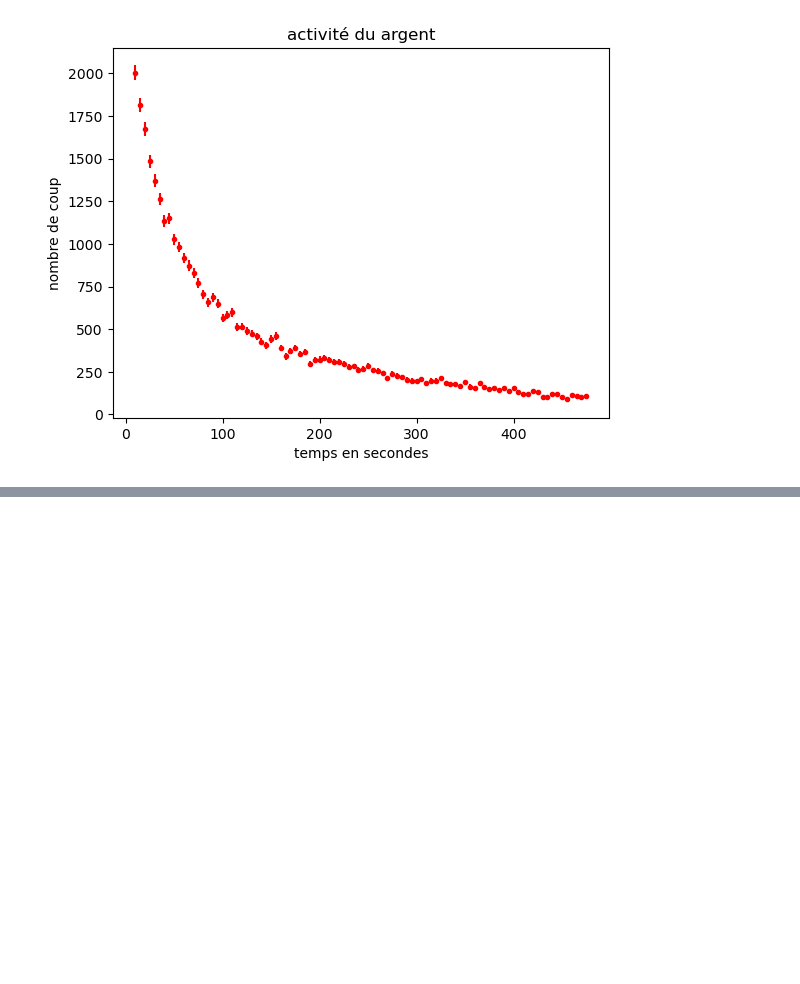
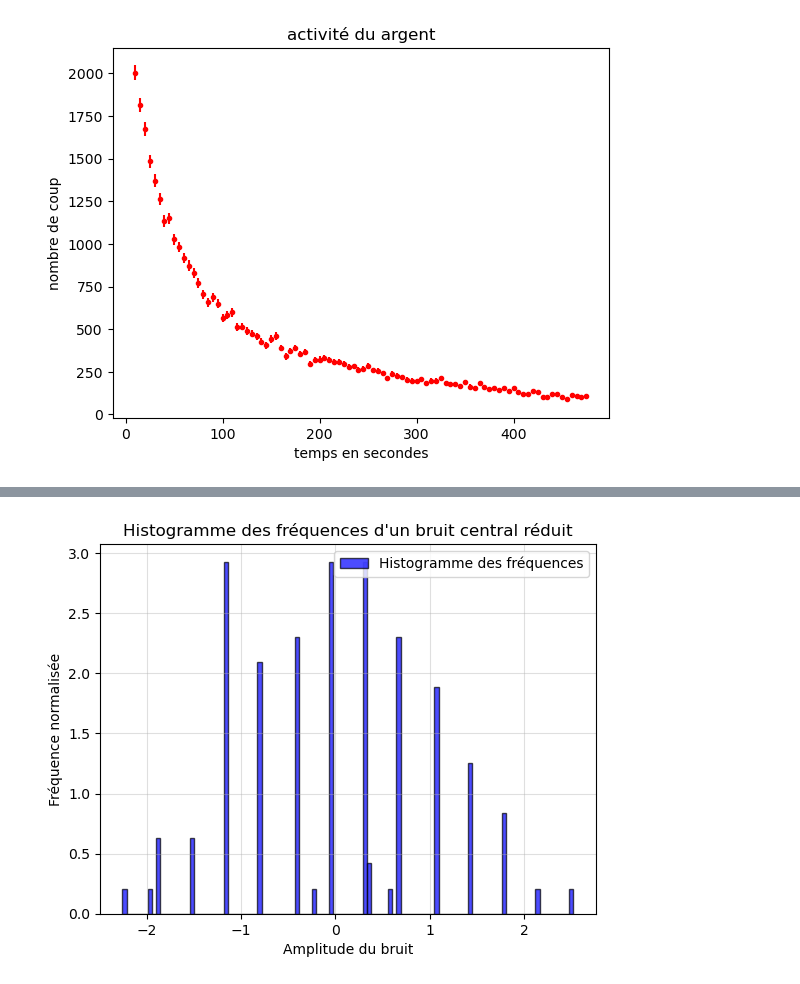
Before and after one commit to Zoltrak-Kiruwa/TP-activation-neutronique, a Jupyter notebook: courbesTP.ipynb, the cells around one changed output, grey strips where cells are left out. Cells and saved outputs as stored; diff of their text form; code cells hidden in the pictures; blank space fills up the shorter version.

```diff
--- a/courbesTP.ipynb
+++ b/courbesTP.ipynb
@@ -253,0 +242,28 @@ feur
+# %%
+#bruit centré réduit
+
+moy = np.mean(yb)
+sigma = np.std(yb)
+
+yb = np.array(yb)
+Yb = np.array([])
+
+yb_gen=np.random.normal(moy,sigma,abs(len(xv)-len(yb)))
+yb = np.concatenate((yb,yb_gen))
+
+for i in range(len(yb)):
+    Yb = np.append(Yb,(yb[i]-moy)/sigma)
+
+plt.hist(Yb, bins=len(Yb), density=True, alpha=0.7, color='blue', edgecolor='black', label='Histogramme des fréquences')
+
+# Ajouter un titre et des étiquettes
+plt.title("Histogramme des fréquences d'un bruit central réduit")
+plt.xlabel("Amplitude du bruit")
+plt.ylabel("Fréquence normalisée")
+plt.legend()
+plt.grid(alpha=0.4)
+
+# Afficher l'histogramme
+plt.show()
+# %% [output]
+[figure, added]
```
Also changed, not shown: parts of 17 cells of this notebook, 6 other files.
